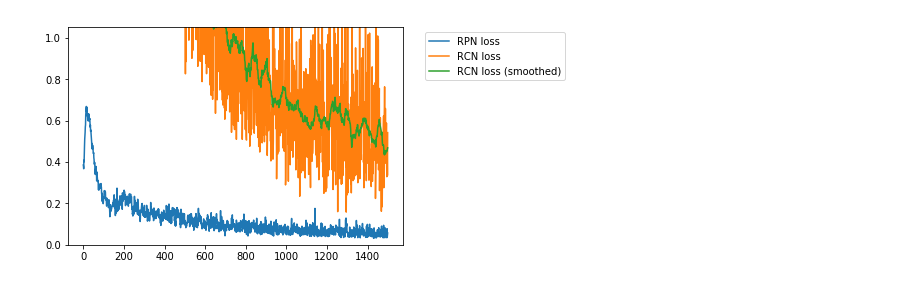
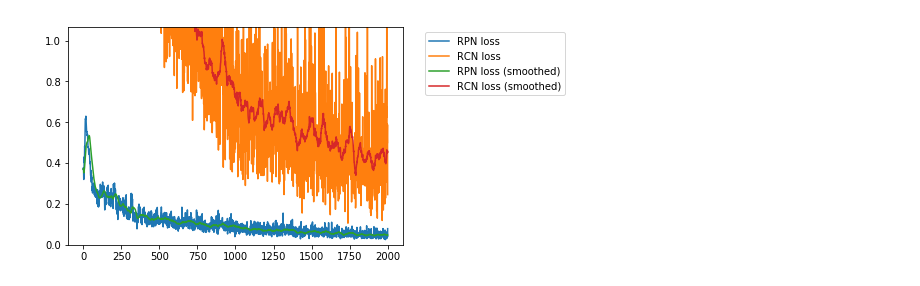
Before and after one commit to analysiscenter/az_training, a Jupyter notebook: alexey_kozhevin/task_03/faster_rcnn_demo.ipynb, the cells around one changed output. Drawn from its saved outputs; the diff is of its cells as text; code cells hidden in the pictures.

```diff
--- a/alexey_kozhevin/task_03/faster_rcnn_demo.ipynb
+++ b/alexey_kozhevin/task_03/faster_rcnn_demo.ipynb
@@ -89,27 +88,28 @@ train_rcn = (mnist.train.p
 # %%
 def smooth(y, window=30, momentum=1):
     def _ma(y, window, momentum):
         momentum = np.float32(momentum)
         window = min(window, len(y))
         weights = momentum ** np.arange(-window+1, 1)
         return sum(y[-window:] * weights) / sum(weights)
     res = []
     for i, value in enumerate(y):
         res.append(_ma(y[:i+1], window, momentum))
     return res
 
-for i in range(1500):
+for i in range(2000):
     train_rcn.next_batch(BATCH_SIZE)
     clear_output(True)
     current_max = np.max(train_rcn.get_variable('rcn_loss')[-100:])
     plt.plot(train_rcn.get_variable('rpn_loss'), label='RPN loss')
     plt.plot(train_rcn.get_variable('rcn_loss'), label='RCN loss')
+    plt.plot(smooth(train_rcn.get_variable('rpn_loss')), label='RPN loss (smoothed)')
     plt.plot(smooth(train_rcn.get_variable('rcn_loss')), label='RCN loss (smoothed)')
     plt.ylim([0,current_max])
     plt.legend(loc='upper right', bbox_to_anchor=(1.5, 1))
     plt.show()
 # %% [output]
-[figure, old version]
+[figure, new version]
 # %%
 test = (mnist.test.p
             .init_variable('rpn_reg', init_on_each_run=list)
```
Also changed, not shown: parts of 4 cells of this notebook.
